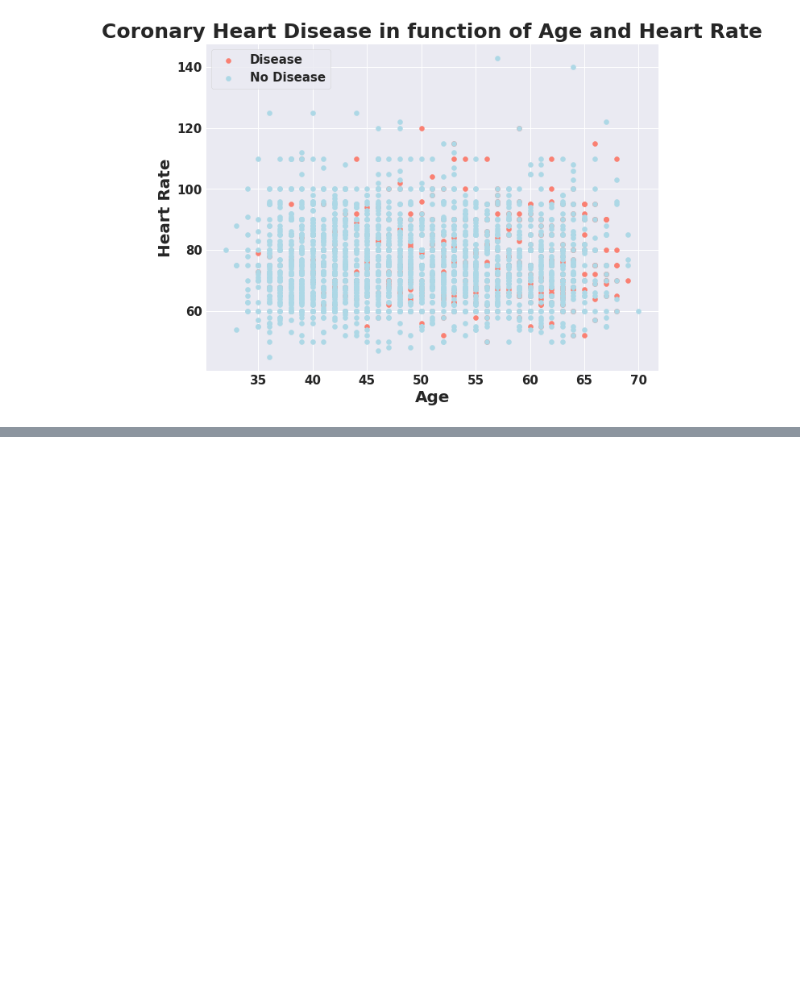
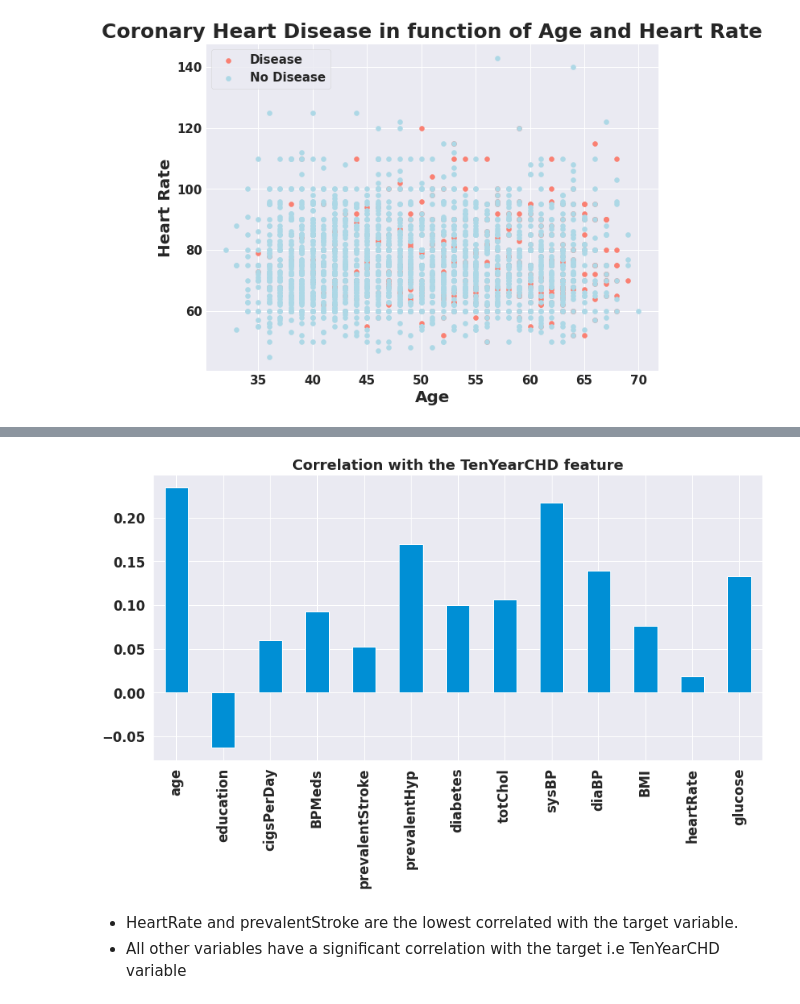
Before and after one commit to kavrit/Cardiovascular-Risk-Prediction, a Jupyter notebook: Capstone_Project_Cardiovascular_Risk_Prediction.ipynb, the cells around one changed output, grey strips where cells are left out. Drawn from its saved outputs; the diff is of its cells as text; code cells hidden in the pictures; blank space fills up the shorter version.

```diff
--- a/Capstone_Project_Cardiovascular_Risk_Prediction.ipynb
+++ b/Capstone_Project_Cardiovascular_Risk_Prediction.ipynb
@@ -614,0 +672,13 @@ plt.legend(["Disease", "No Disease"]);
+# %%
+# Visualize the Correlation of variables with Target Variable-
+sns.set_context('notebook',font_scale = 1.5)
+df.drop('TenYearCHD', axis=1).corrwith(df.TenYearCHD).plot(kind='bar', grid=True, figsize=(12,8),
+                                                        title="Correlation with the TenYearCHD feature")
+plt.tight_layout()
+# %% [output]
+[figure, added]
+# %% [markdown]
+
+*   HeartRate and prevalentStroke are the
+lowest correlated with the target variable.
+*   All other variables have a significant correlation with the target i.e TenYearCHD variable
```
Also changed, not shown: parts of 5 cells of this notebook.
